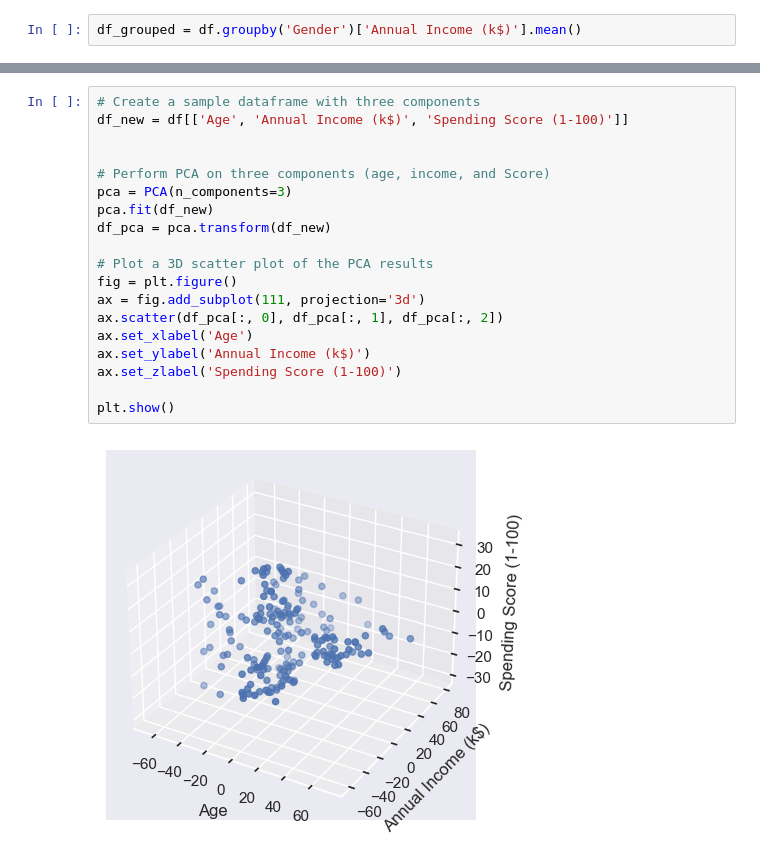
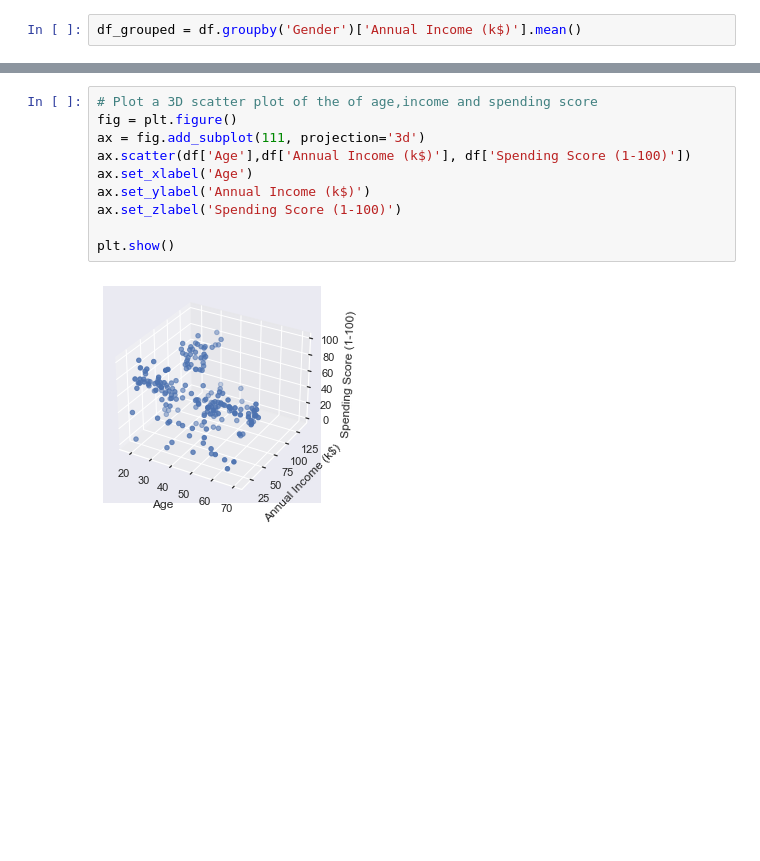
Before and after one commit to Pinkie2849/Customer_Marketing_Clustering, a Jupyter notebook: Customer_Marketing_Analysis.ipynb, the cells around one changed output, grey strips where cells are left out. Cells and saved outputs as stored; diff of their text form; blank space fills up the shorter version.

```diff
--- a/Customer_Marketing_Analysis.ipynb
+++ b/Customer_Marketing_Analysis.ipynb
@@ -141,24 +141,15 @@ plt.show()
 # %%
-# Create a sample dataframe with three components
-df_new = df[['Age', 'Annual Income (k$)', 'Spending Score (1-100)']]
-
-
-# Perform PCA on three components (age, income, and Score)
-pca = PCA(n_components=3)
-pca.fit(df_new)
-df_pca = pca.transform(df_new)
-
-# Plot a 3D scatter plot of the PCA results
+# Plot a 3D scatter plot of the of age,income and spending score
 fig = plt.figure()
 ax = fig.add_subplot(111, projection='3d')
-ax.scatter(df_pca[:, 0], df_pca[:, 1], df_pca[:, 2])
+ax.scatter(df['Age'],df['Annual Income (k$)'], df['Spending Score (1-100)'])
 ax.set_xlabel('Age')
 ax.set_ylabel('Annual Income (k$)')
 ax.set_zlabel('Spending Score (1-100)')
 
 plt.show()
 # %% [output]
-[figure, old version]
+[figure, new version]
 # %%
 k_values = range(1, 10)
 
```
Also changed, not shown: parts of 34 cells of this notebook, 1 other file.
